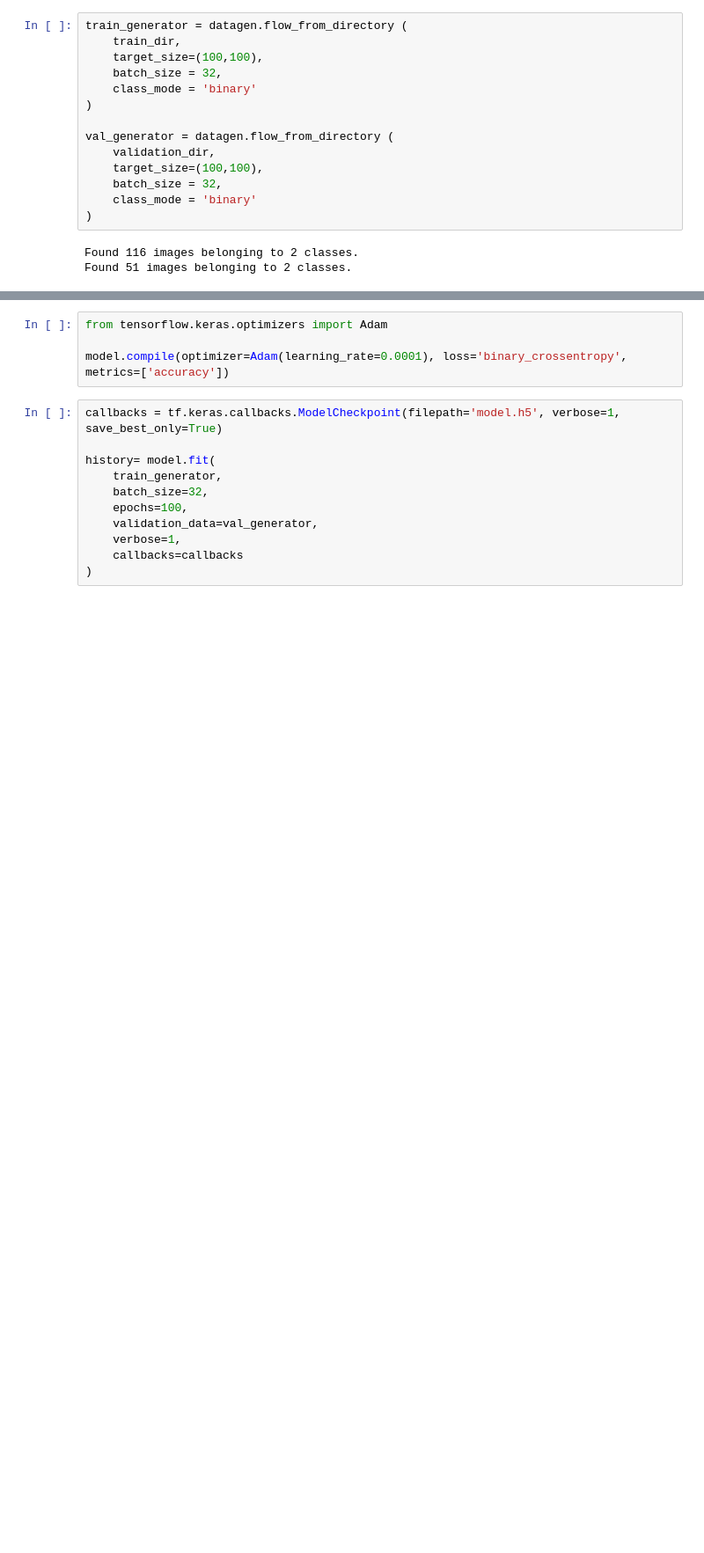
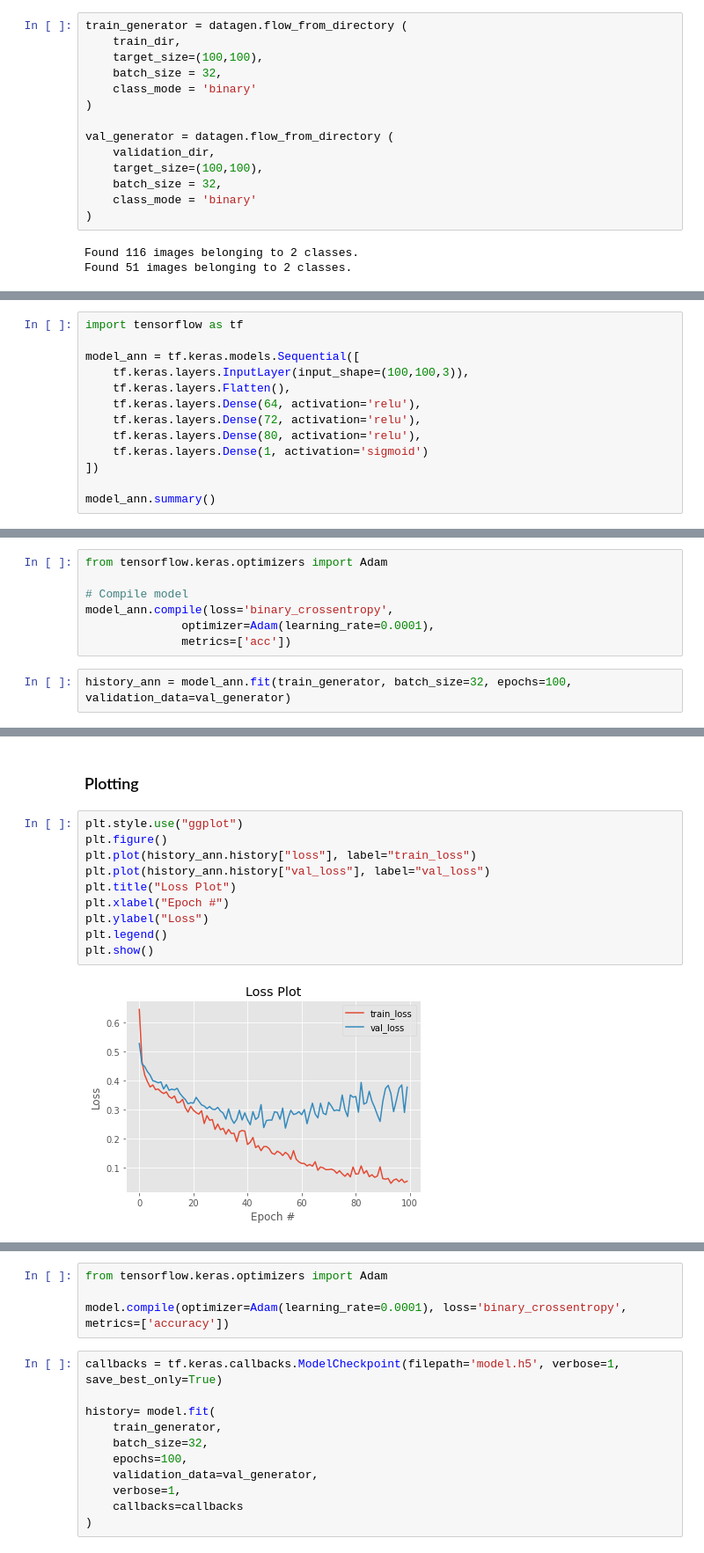
Before and after one commit to MuhammadNurilHuda/Diabetics-Foot-Thermogram-Detection, a Jupyter notebook: Diabetic_foot_thermogram.ipynb, the cells around one changed output, grey strips where cells are left out. Shown at 88% size. Drawn from its saved outputs; the diff is of its cells as text; blank space fills up the shorter version.

```diff
--- a/Diabetic_foot_thermogram.ipynb
+++ b/Diabetic_foot_thermogram.ipynb
@@ -138,0 +159,13 @@ Found 51 images belonging to 2 classes.
+# %%
+import tensorflow as tf
+
+model_ann = tf.keras.models.Sequential([
+    tf.keras.layers.InputLayer(input_shape=(100,100,3)),
+    tf.keras.layers.Flatten(),
+    tf.keras.layers.Dense(64, activation='relu'),
+    tf.keras.layers.Dense(72, activation='relu'),
+    tf.keras.layers.Dense(80, activation='relu'),
+    tf.keras.layers.Dense(1, activation='sigmoid')
+])
+
+model_ann.summary()
@@ -138,0 +191,9 @@ Found 51 images belonging to 2 classes.
+# %%
+from tensorflow.keras.optimizers import Adam
+
+# Compile model
+model_ann.compile(loss='binary_crossentropy',
+              optimizer=Adam(learning_rate=0.0001),
+              metrics=['acc'])
+# %%
+history_ann = model_ann.fit(train_generator, batch_size=32, epochs=100, validation_data=val_generator)
@@ -138,0 +218,14 @@ Found 51 images belonging to 2 classes.
+# %% [markdown]
+### Plotting
+# %%
+plt.style.use("ggplot")
+plt.figure()
+plt.plot(history_ann.history["loss"], label="train_loss")
+plt.plot(history_ann.history["val_loss"], label="val_loss")
+plt.title("Loss Plot")
+plt.xlabel("Epoch #")
+plt.ylabel("Loss")
+plt.legend()
+plt.show()
+# %% [output]
+[figure, added]
```
Also changed, not shown: parts of 24 cells of this notebook.
